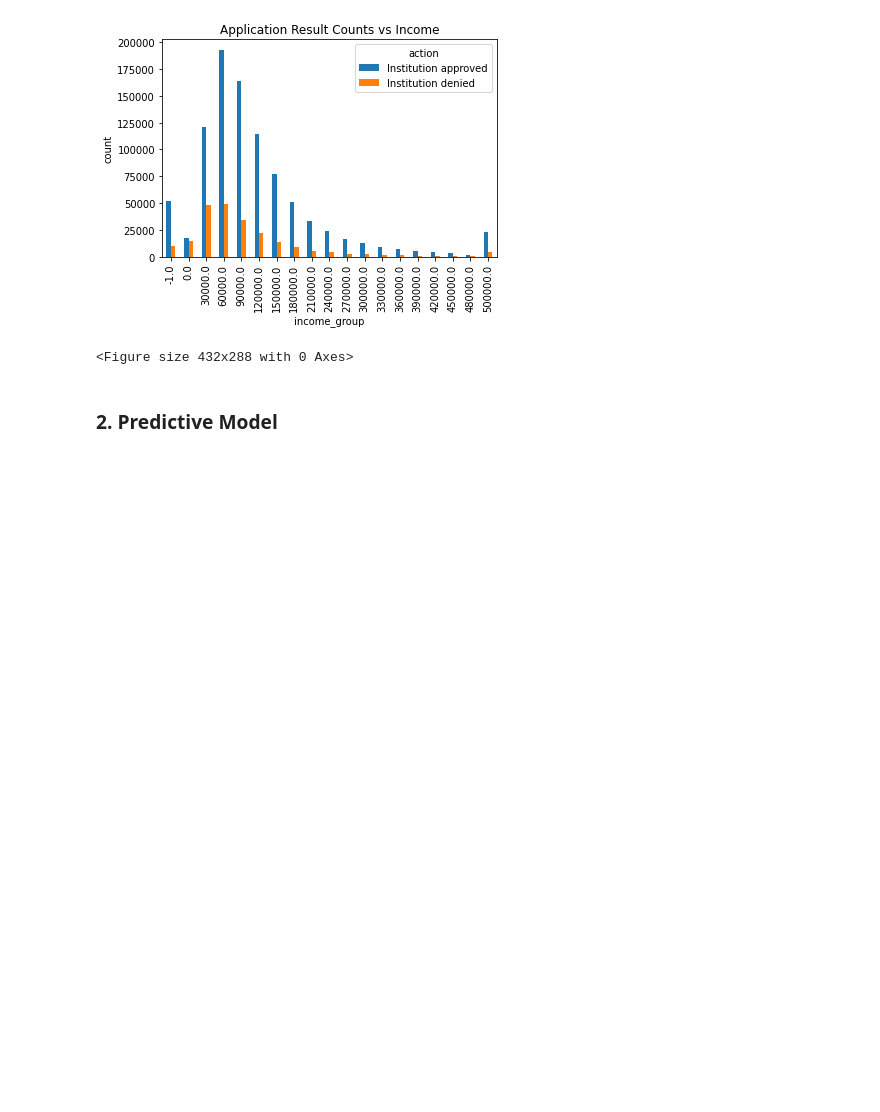
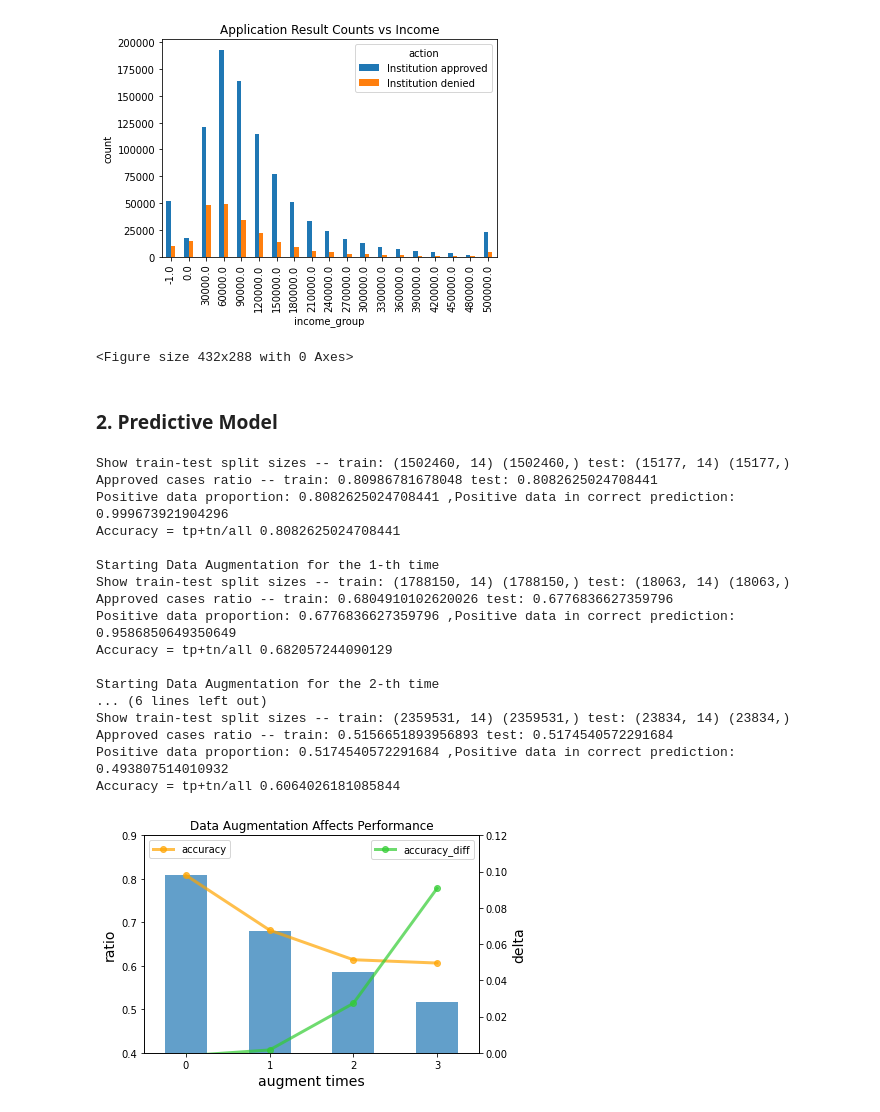
Before and after one commit to YihengYe/ECE143-HMDA_Mortagage_Analysis_and_Prediction, a Jupyter notebook: Report.ipynb, the cells around one changed output. Drawn from its saved outputs; the diff is of its cells as text; code cells hidden in the pictures; blank space fills up the shorter version.

Commit message:
Add prediction analysis into report notebook & modify gitignore for dataset

```diff
--- a/Report.ipynb
+++ b/Report.ipynb
@@ -82,3 +82,24 @@ See the caveats in the documentation: https://pandas.pydata.org/pandas-docs/stab
 <Figure size 432x288 with 0 Axes>
 # %% [markdown]
 ### 2. Predictive Model
+# %%
+run src/models/regression_model.py
+# %% [output]
+Show train-test split sizes -- train: (1502460, 14) (1502460,) test: (15177, 14) (15177,)
+Approved cases ratio -- train: 0.80986781678048 test: 0.8082625024708441
+Positive data proportion: 0.8082625024708441 ,Positive data in correct prediction: 0.999673921904296
+Accuracy = tp+tn/all 0.8082625024708441
+
+Starting Data Augmentation for the 1-th time
+Show train-test split sizes -- train: (1788150, 14) (1788150,) test: (18063, 14) (18063,)
+Approved cases ratio -- train: 0.6804910102620026 test: 0.6776836627359796
+Positive data proportion: 0.6776836627359796 ,Positive data in correct prediction: 0.9586850649350649
+Accuracy = tp+tn/all 0.682057244090129
+
+Starting Data Augmentation for the 2-th time
+... (6 lines left out)
+Show train-test split sizes -- train: (2359531, 14) (2359531,) test: (23834, 14) (23834,)
+Approved cases ratio -- train: 0.5156651893956893 test: 0.5174540572291684
+Positive data proportion: 0.5174540572291684 ,Positive data in correct prediction: 0.493807514010932
+Accuracy = tp+tn/all 0.6064026181085844
+[figure, added]
```
Also changed, not shown: 6 other files.
